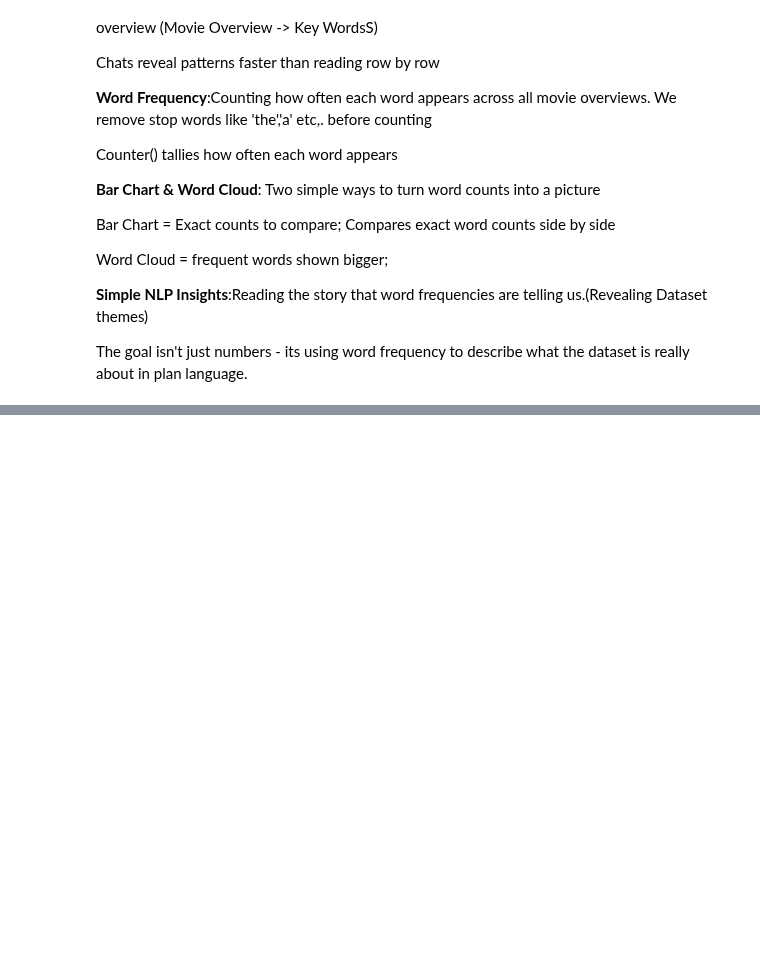
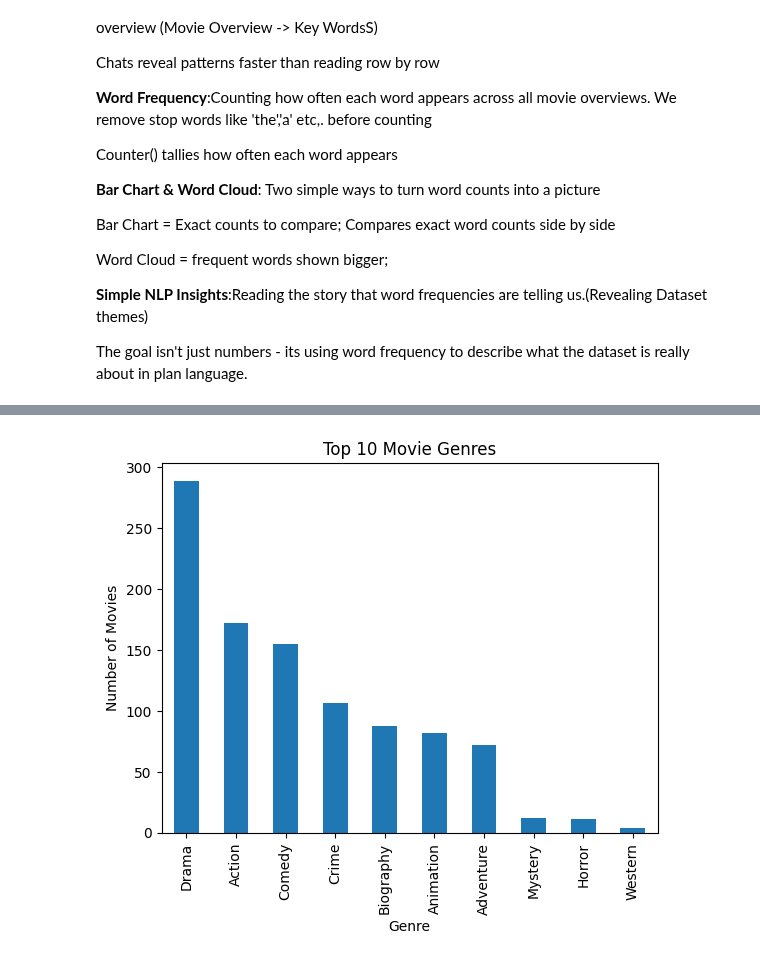
Before and after one commit to honeyhasini1448/MyPython_Projects, a Jupyter notebook: NLP_with_py_text_to_ML_bootcamp.ipynb, the cells around one changed output, grey strips where cells are left out. Cells and saved outputs as stored; diff of their text form; code cells hidden in the pictures; blank space fills up the shorter version.

```diff
--- a/NLP_with_py_text_to_ML_bootcamp.ipynb
+++ b/NLP_with_py_text_to_ML_bootcamp.ipynb
@@ -302,0 +317,11 @@ The goal isn't just numbers - its using word frequency to describe what the data
+# %%
+# Top 10 Movie genres
+df['Genre'] = df['Genre'].str.split(',').str[0]
+genre_counts = df['Genre'].value_counts().head(10)
+genre_counts.plot(kind='bar')
+plt.title("Top 10 Movie Genres")
+plt.xlabel("Genre")
+plt.ylabel("Number of Movies")
+plt.show()
+# %% [output]
+[figure, added]
```
Also changed, not shown: parts of 2 cells of this notebook.
